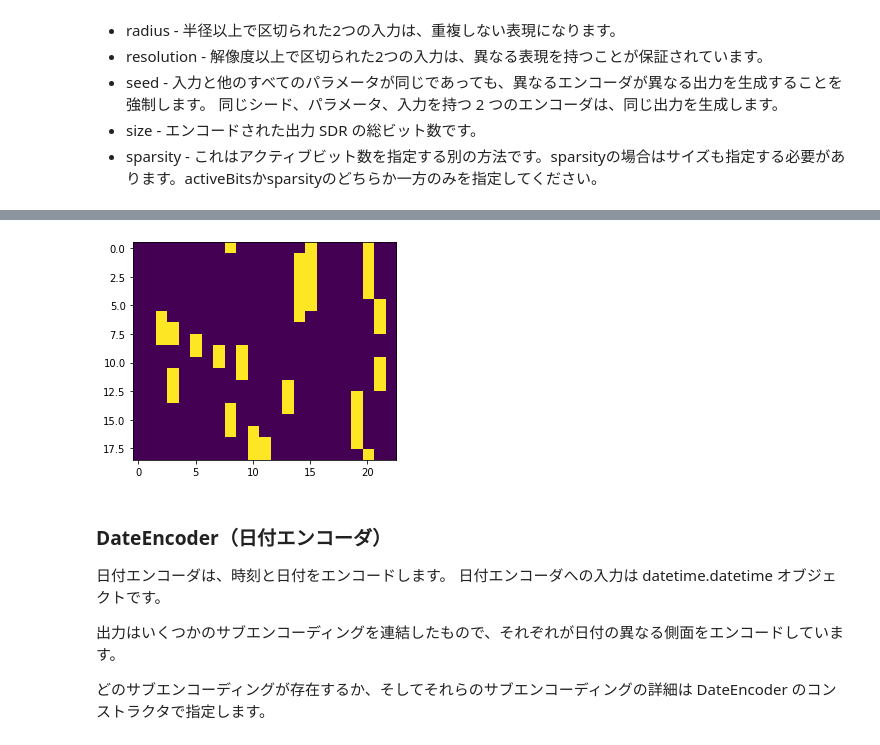
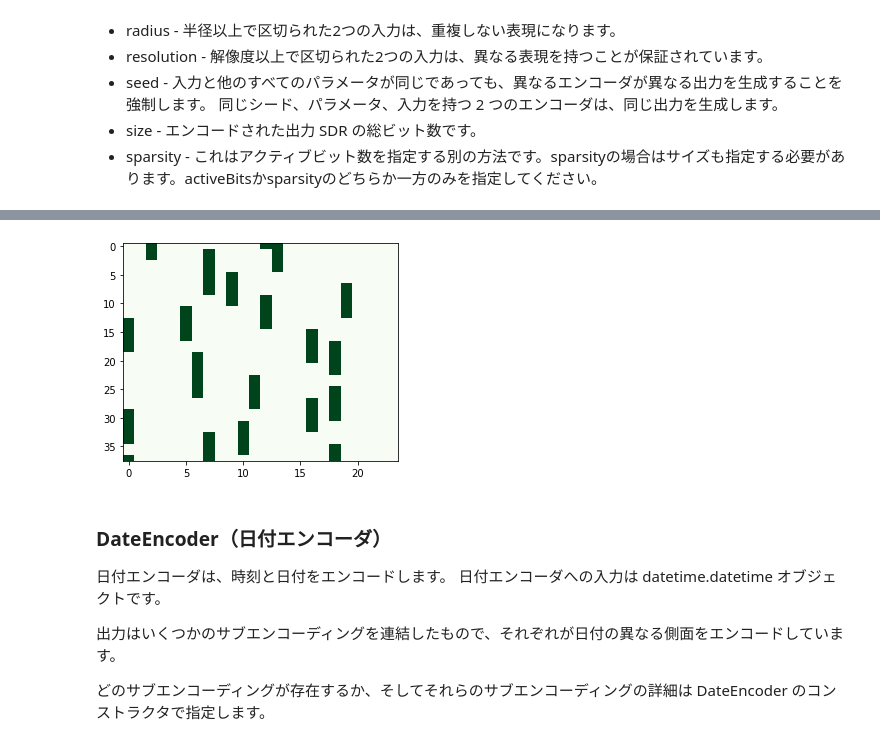
Before and after one commit to StudioIdenticalTwins/HTM-Beginners-Notebook, a Jupyter notebook: chapter-3/htm-beginners-book-3-1.ipynb, the cells around one changed output, grey strips where cells are left out. Drawn from its saved outputs; the diff is of its cells as text; code cells hidden in the pictures.

```diff
--- a/chapter-3/htm-beginners-book-3-1.ipynb
+++ b/chapter-3/htm-beginners-book-3-1.ipynb
@@ -86,7 +86,7 @@ print ("5 =", enc.encode(5).dense)
 # %%
 n_samples = (enc.parameters.maximum - enc.parameters.minimum) / enc.parameters.resolution
 # エイリアシング（折り返し雑音）やアーチファクト（ノイズ）を避けるために、必要以上に多くのサンプルを使用します。
-#oversample = 1
+oversample = 2
 n_samples  = int(round( oversample * n_samples ))
 
 sdrs = []
@@ -98,6 +98,6 @@ print(np.array(sdrs))
 import matplotlib.pyplot as plt
 %matplotlib inline
 
-plt.imshow(np.array(sdrs))
+plt.imshow(np.array(sdrs), cmap = "Greens", aspect=0.5)
 plt.show()
 # %% [output]
@@ -192,24 +182,24 @@ print ("1000 =", enc.encode(1000).dense)
 # %%
 args_maximum =97.5
 args_minimum=2.5
 
 n_samples = (args_maximum - args_minimum) / enc.parameters.resolution
-oversample = 1 # Use more samples than needed to avoid aliasing & artifacts.
+oversample = 2 # Use more samples than needed to avoid aliasing & artifacts.
 n_samples  = int(round( oversample * n_samples ))
 
 sdrs = []
 for i in np.linspace(args_minimum, args_maximum, n_samples):
   sdrs.append( enc.encode( i ).dense )
 
 #print(np.array(sdrs))
 
 import matplotlib.pyplot as plt
 %matplotlib inline
 
-plt.imshow(np.array(sdrs))
+plt.imshow(np.array(sdrs), cmap = "Greens", aspect=0.5)
 plt.show()
 # %% [output]
-[figure, old version]
+[figure, new version]
 # %% [markdown]
 ### DateEncoder（日付エンコーダ）
 
```
Also changed, not shown: parts of 7 cells of this notebook, 18 other files.
